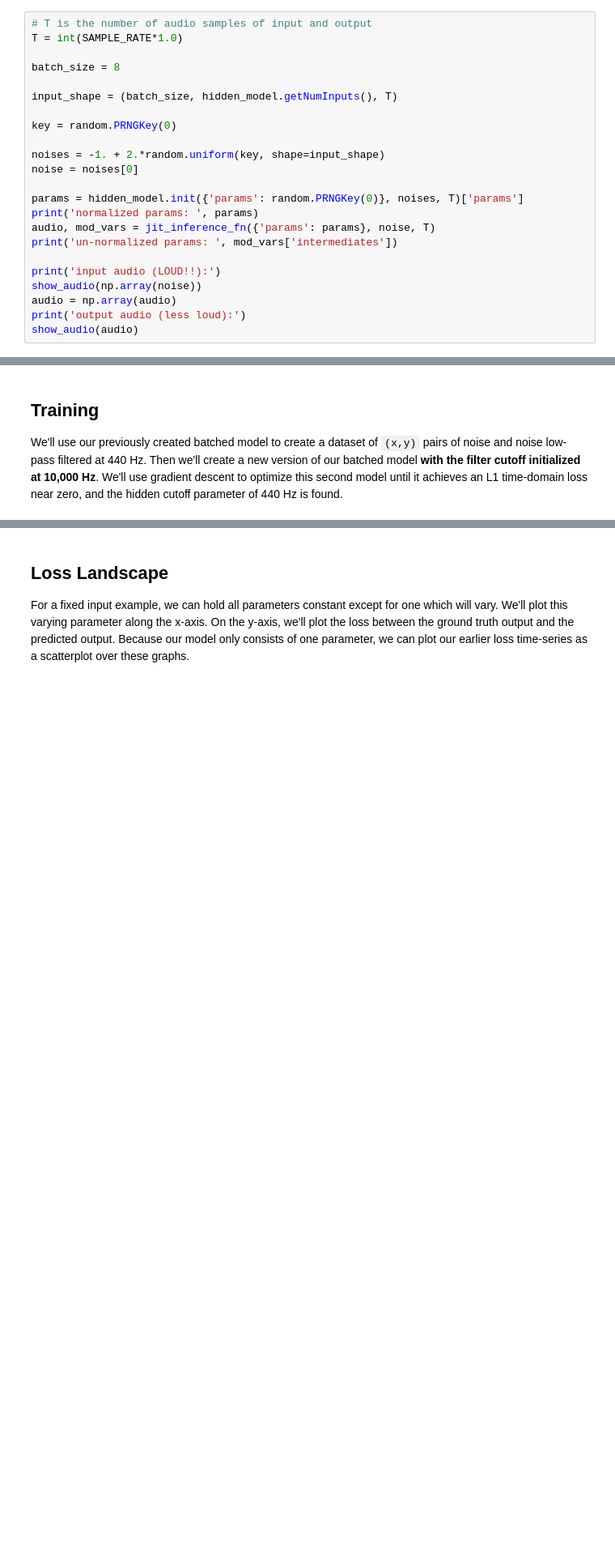
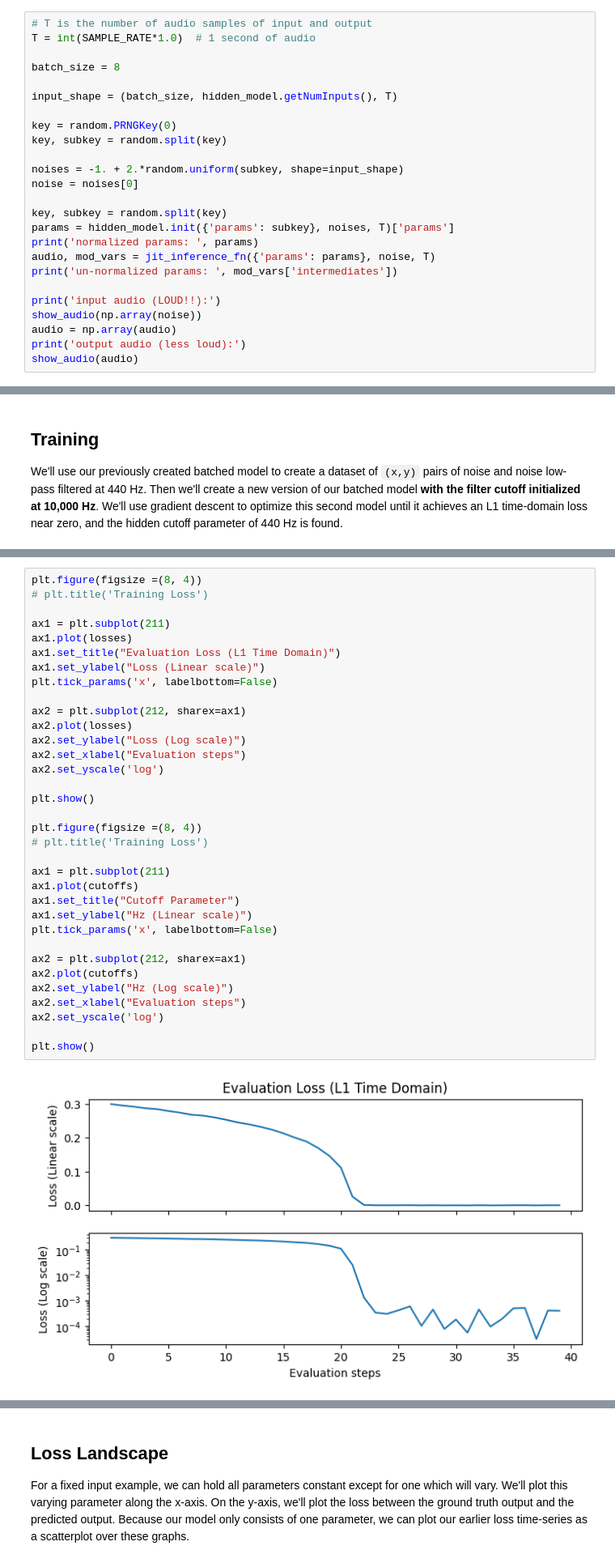
Before and after one commit to DBraun/DawDreamer, a Jupyter notebook: examples/Faust_to_JAX/Faust_to_JAX.ipynb, the cells around one changed output, grey strips where cells are left out. Shown at 81% size. Drawn from its saved outputs; the diff is of its cells as text; blank space fills up the shorter version.

```diff
--- a/examples/Faust_to_JAX/Faust_to_JAX.ipynb
+++ b/examples/Faust_to_JAX/Faust_to_JAX.ipynb
@@ -236,17 +274,19 @@ Let's demonstrate how to use the single-item inferencer:
 # %%
 # T is the number of audio samples of input and output
-T = int(SAMPLE_RATE*1.0)
+T = int(SAMPLE_RATE*1.0)  # 1 second of audio
 
 batch_size = 8
 
 input_shape = (batch_size, hidden_model.getNumInputs(), T)
 
 key = random.PRNGKey(0)
+key, subkey = random.split(key)
 
-noises = -1. + 2.*random.uniform(key, shape=input_shape)
+noises = -1. + 2.*random.uniform(subkey, shape=input_shape)
 noise = noises[0]
 
-params = hidden_model.init({'params': random.PRNGKey(0)}, noises, T)['params']
+key, subkey = random.split(key)
+params = hidden_model.init({'params': subkey}, noises, T)['params']
 print('normalized params: ', params)
 audio, mod_vars = jit_inference_fn({'params': params}, noise, T)
 print('un-normalized params: ', mod_vars['intermediates'])
@@ -351,0 +394,36 @@ Done!
+# %%
+plt.figure(figsize =(8, 4))
+# plt.title('Training Loss')
+
+ax1 = plt.subplot(211)
+ax1.plot(losses)
+ax1.set_title("Evaluation Loss (L1 Time Domain)")
+ax1.set_ylabel("Loss (Linear scale)")
+plt.tick_params('x', labelbottom=False)
+
+ax2 = plt.subplot(212, sharex=ax1)
+ax2.plot(losses)
+ax2.set_ylabel("Loss (Log scale)")
+ax2.set_xlabel("Evaluation steps")
+ax2.set_yscale('log')
+
+plt.show()
+
+plt.figure(figsize =(8, 4))
+# plt.title('Training Loss')
+
+ax1 = plt.subplot(211)
+ax1.plot(cutoffs)
+ax1.set_title("Cutoff Parameter")
+ax1.set_ylabel("Hz (Linear scale)")
+plt.tick_params('x', labelbottom=False)
+
+ax2 = plt.subplot(212, sharex=ax1)
+ax2.plot(cutoffs)
+ax2.set_ylabel("Hz (Log scale)")
+ax2.set_xlabel("Evaluation steps")
+ax2.set_yscale('log')
+
+plt.show()
+# %% [output]
+[figure, added]
```
Also changed, not shown: parts of 55 cells of this notebook, 1 other file.
